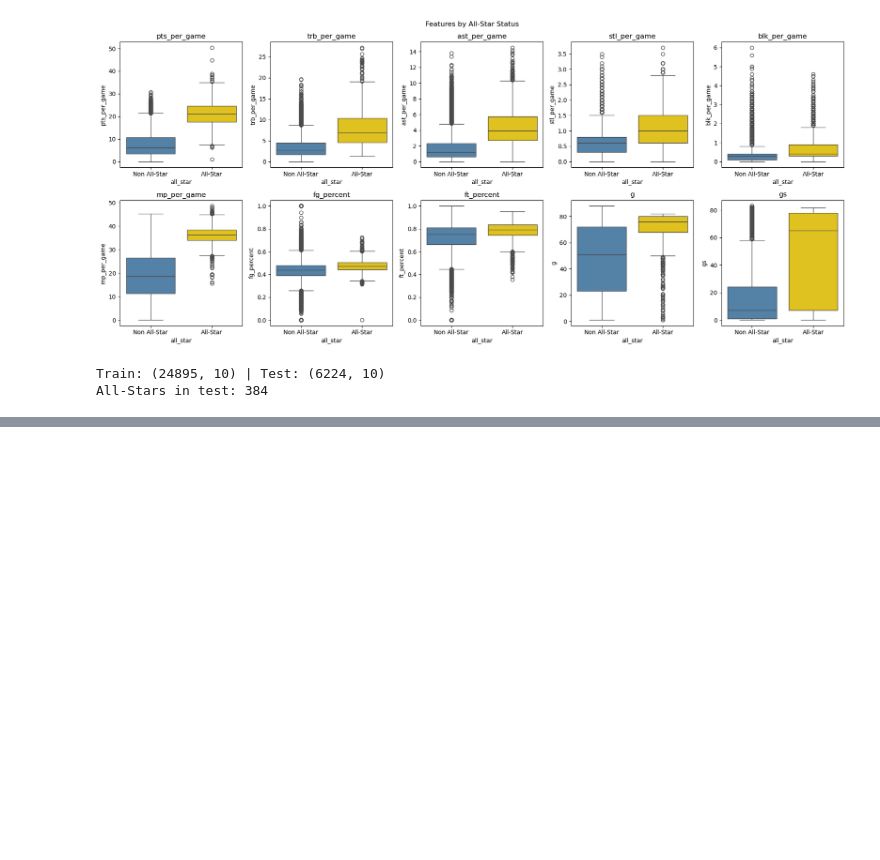
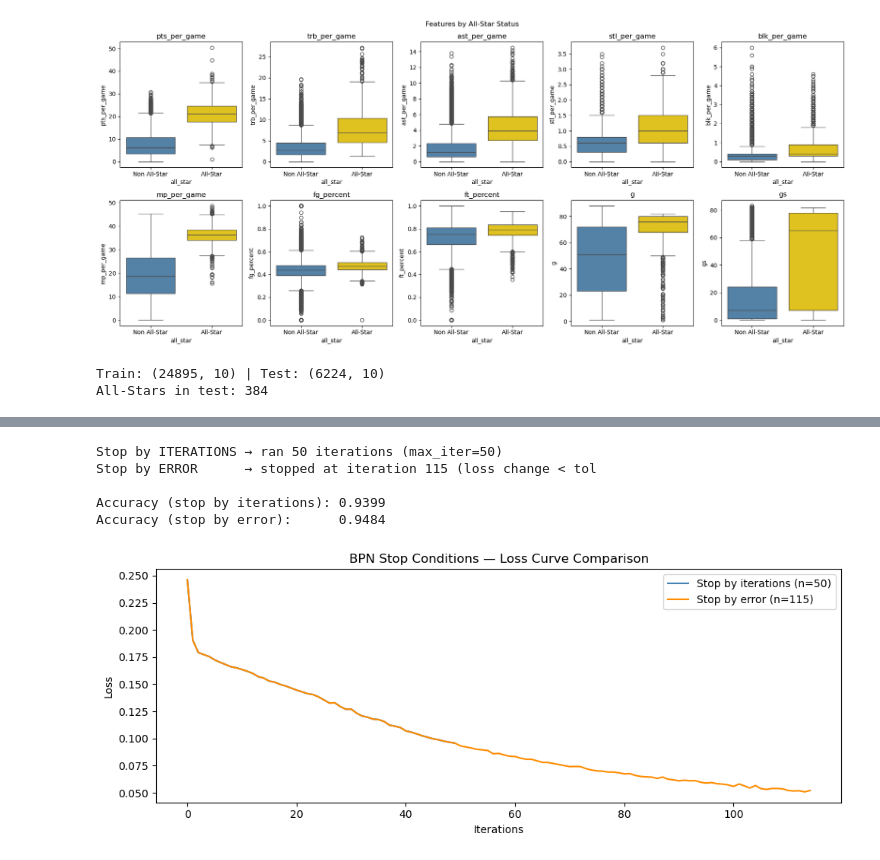
Before and after one commit to Testin33/Data-Mining-Midterm-Project, a Jupyter notebook: bpn_nba.ipynb, the cells around one changed output, grey strips where cells are left out. Drawn from its saved outputs; the diff is of its cells as text; code cells hidden in the pictures; blank space fills up the shorter version.

```diff
--- a/bpn_nba.ipynb
+++ b/bpn_nba.ipynb
@@ -127,7 +127,7 @@ results_nodes = []
 for config in hidden_configs:
     bpn = MLPClassifier(
         hidden_layer_sizes=config,
-        activation='relu',
+        activation='logistic',
         learning_rate_init=0.01,
         max_iter=500,
         random_state=42
@@ -160,7 +160,7 @@ results_lr = []
 for lr in learning_rates:
     bpn = MLPClassifier(
         hidden_layer_sizes=(64, 32),
-        activation='relu',
+        activation='logistic',
         learning_rate_init=lr,
         max_iter=500,
         random_state=42
@@ -224,3 +274,58 @@ Actual:              Non All-Star
+# %%
+# Stop Conditions — iterations vs. training error
+# The BPN can stop training in two ways:
+#   1. Max iterations reached
+#   2. Training error stops improving (loss change < tol)
+
+# Model 1: stops by number of iterations (max_iter=50, tol near zero so error never triggers)
+model_iter = MLPClassifier(
+    hidden_layer_sizes=(64, 32),
+    activation='logistic',
+    learning_rate_init=0.01,
+    max_iter=50,
+    tol=1e-10,
+    n_iter_no_change=1000,
+    random_state=42
+)
+model_iter.fit(X_train_bal, y_train_bal)
+print(f'Stop by ITERATIONS → ran {model_iter.n_iter_} iterations (max_iter=50)')
+
+# Model 2: stops by training error convergence (large max_iter, tol stops it early)
+model_err = MLPClassifier(
+    hidden_layer_sizes=(64, 32),
+    activation='logistic',
+    learning_rate_init=0.01,
+    max_iter=1000,
+    tol=1e-3,
+    n_iter_no_change=10,
+    random_state=42
+)
+model_err.fit(X_train_bal, y_train_bal)
+print(f'Stop by ERROR      → stopped at iteration {model_err.n_iter_} (loss change < tol')
+
+# Compare accuracies
+acc_iter = accuracy_score(y_test, model_iter.predict(X_test))
+acc_err  = accuracy_score(y_test, model_err.predict(X_test))
+print(f'\nAccuracy (stop by iterations): {acc_iter:.4f}')
+print(f'Accuracy (stop by error):      {acc_err:.4f}')
+
+# Plot loss curves for both
+plt.figure(figsize=(10, 4))
+plt.plot(model_iter.loss_curve_, label=f'Stop by iterations (n={model_iter.n_iter_})', color='steelblue')
+plt.plot(model_err.loss_curve_,  label=f'Stop by error (n={model_err.n_iter_})',      color='darkorange')
+plt.title('BPN Stop Conditions — Loss Curve Comparison')
+plt.xlabel('Iterations')
+plt.ylabel('Loss')
+plt.legend()
+plt.tight_layout()
+plt.show()
+# %% [output]
+Stop by ITERATIONS → ran 50 iterations (max_iter=50)
+Stop by ERROR      → stopped at iteration 115 (loss change < tol
+
+Accuracy (stop by iterations): 0.9399
+Accuracy (stop by error):      0.9484
+[figure, added]
 # %%
 # Training loss curve
 plt.figure(figsize=(10, 4))
```
Also changed, not shown: parts of 4 cells of this notebook, 3 other files.
